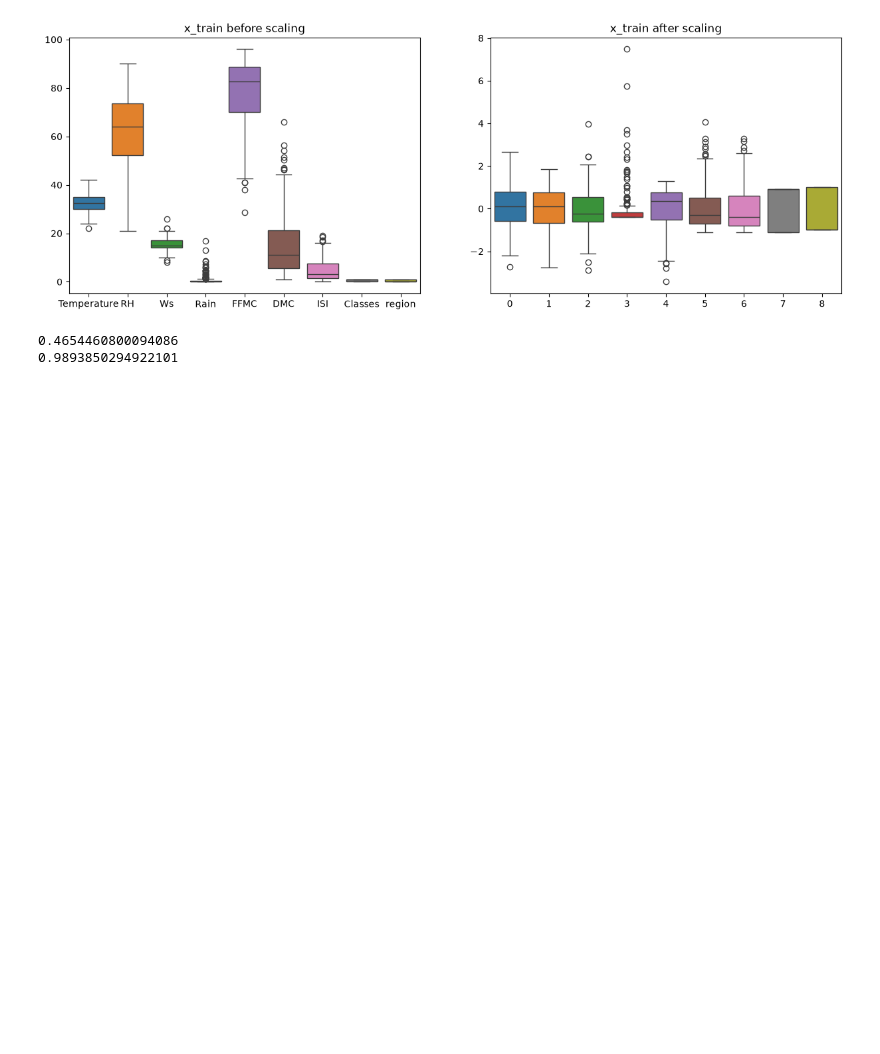
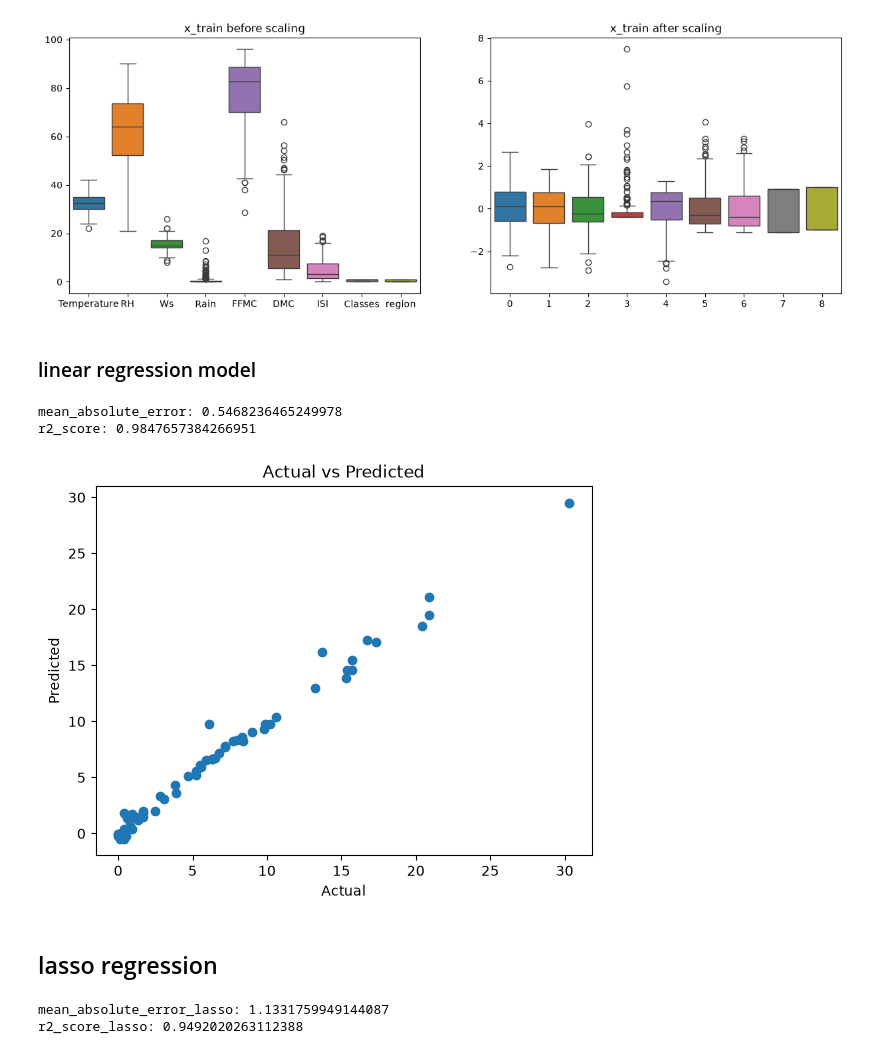
Before and after one commit to Rabiya-gull/Regression-data-analyzation, a Jupyter notebook: model_training.ipynb, the cells around one changed output. Saved outputs shown, nothing was run; the diff lists cells and outputs as text; code cells hidden in the pictures; blank space fills up the shorter version.

Commit message:
ploting graphs on basis of lasso regression in linear regression model

```diff
--- a/model_training.ipynb
+++ b/model_training.ipynb
@@ -200,12 +200,49 @@ plt.title("x_train after scaling")
 plt.show()
 # %% [output]
 [figure]
+# %% [markdown]
+### linear regression model
 # %%
 regressor = LinearRegression()
 regressor.fit(x_train_scaled, y_train)
+
 y_pred = regressor.predict(x_test_scaled)
-print(mean_absolute_error(y_test, y_pred))
-print(r2_score(y_test, y_pred))
+
+mae=mean_absolute_error(y_test, y_pred)
+
+score=r2_score(y_test, y_pred)
+
+print("mean_absolute_error:" , mae)
+print("r2_score:" , score)
 # %% [output]
-0.4654460800094086
-0.9893850294922101
+mean_absolute_error: 0.5468236465249978
+r2_score: 0.9847657384266951
+# %%
+plt.scatter(y_test,y_pred)
+plt.xlabel("Actual")
+plt.ylabel("Predicted")
+plt.title("Actual vs Predicted")
+plt.show()
+# %% [output]
+[figure, added]
+# %% [markdown]
+
+## lasso regression
+# %%
+from sklearn.linear_model import Lasso
+from sklearn.metrics import mean_absolute_error, r2_score
+
+lasso=Lasso()
+lasso.fit(x_train_scaled,y_train)
+
+y_pred_lasso=lasso.predict(x_test_scaled)
+
+mae_lasso=mean_absolute_error(y_test,y_pred_lasso)
+
+score_lasso=r2_score(y_test,y_pred_lasso)
+
+print("mean_absolute_error_lasso:",mae_lasso)
+print("r2_score_lasso:",score_lasso)
+# %% [output]
+mean_absolute_error_lasso: 1.1331759949144087
+r2_score_lasso: 0.9492020263112388
```
Also changed, not shown: parts of 1 cell of this notebook.
